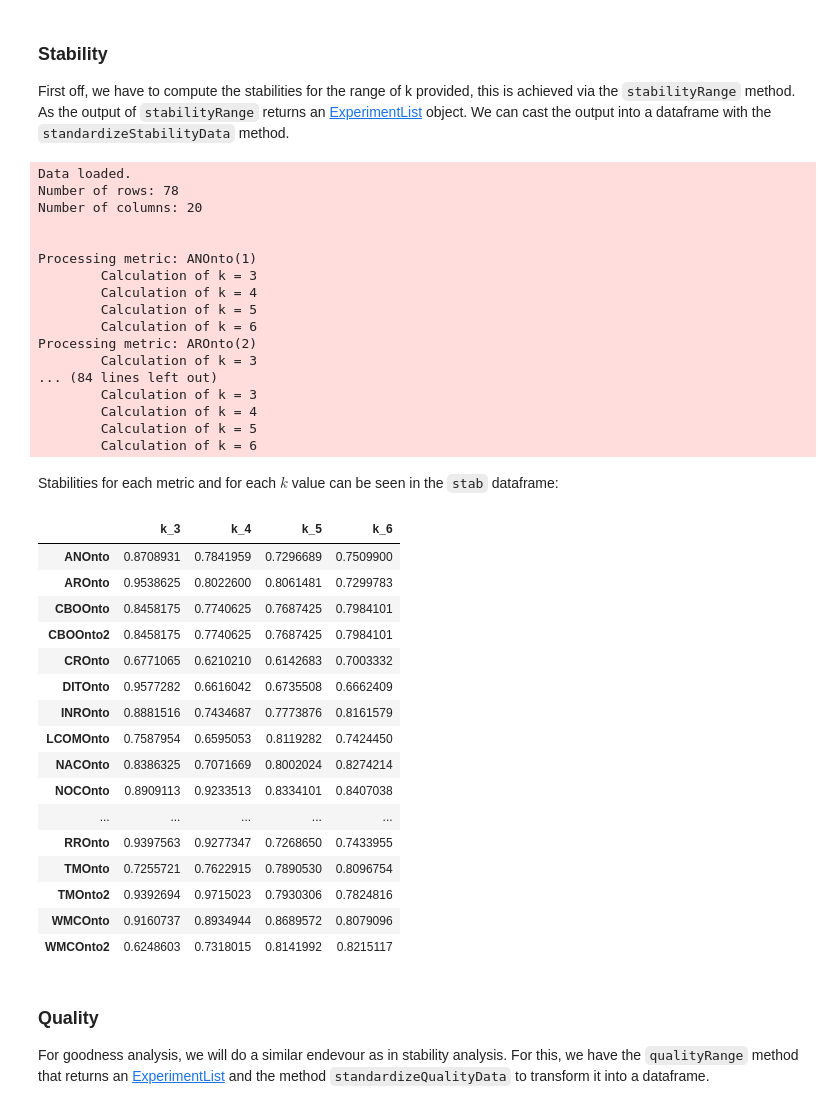
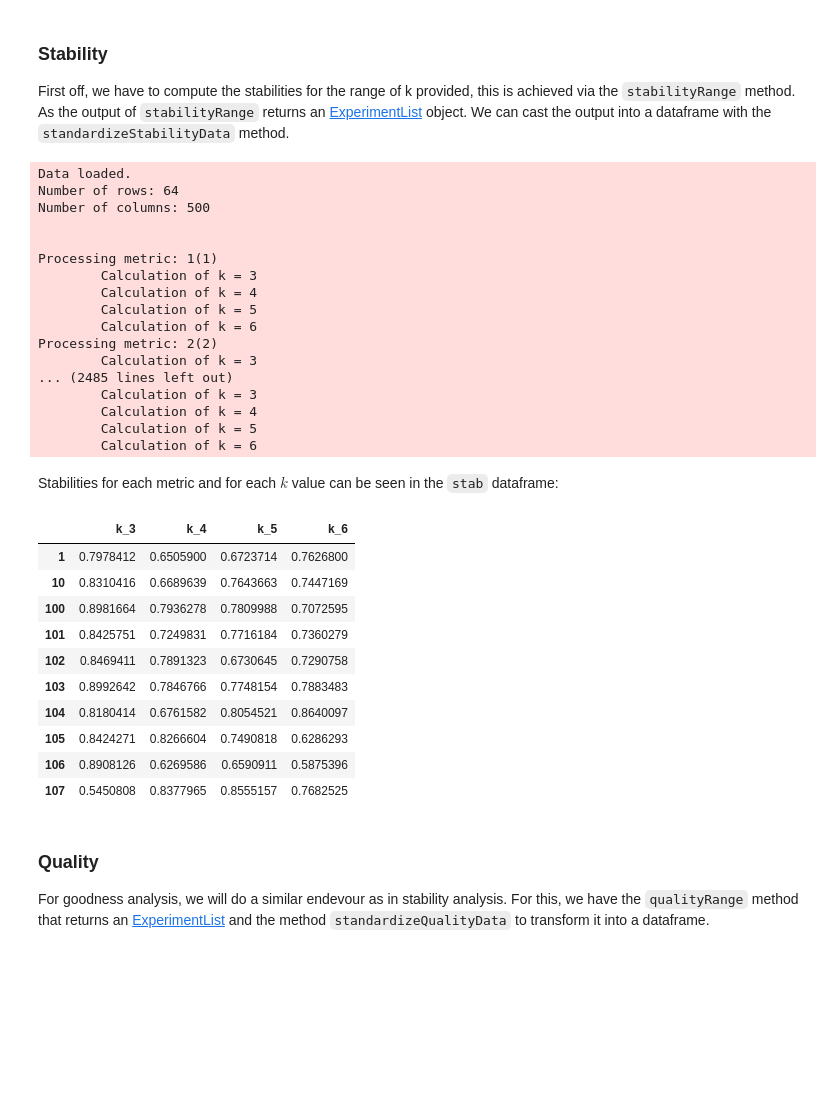
Before and after one commit to neobernad/evaluomeR, a Jupyter notebook: notebooks/examples/evaluomeR_optimal_k_analysis.ipynb, the cells around one changed output. Cells and saved outputs as stored; diff of their text form; code cells hidden in the pictures; blank space fills up the shorter version.

```diff
--- a/notebooks/examples/evaluomeR_optimal_k_analysis.ipynb
+++ b/notebooks/examples/evaluomeR_optimal_k_analysis.ipynb
@@ -39,6 +23,12 @@ Loading required package: sparcl
 seed = 13606
 set.seed(seed)
 
-agro_df = read.csv(paste0(getwd(), "/","data/agro.csv"), header=TRUE, stringsAsFactors=FALSE)
-head(agro_df)
+nci60 = as.data.frame(NCI60$data)
+# Creating a Description column
+nci60["labels"] = rownames(nci60)
+nci60 = nci60[ , c("labels", names(nci60)[names(nci60) != "labels"])]
+nci60["labels"] = NCI60$labs
+colnames(nci60)[colnames(nci60) == 'labels'] <- 'Description'
+nci60 = nci60[1:500]
+head(nci60)
 # %% [output]
@@ -59,24 +49,24 @@ cbi="kmeans"
 ### Stability <a class="anchor" id="single_stab"></a>
 First off, we have to compute the stabilities for the range of k provided, this is achieved via the `stabilityRange` method. As the output of  `stabilityRange` returns an [ExperimentList](https://rdrr.io/bioc/MultiAssayExperiment/man/ExperimentList.html) object. We can cast the output into a dataframe with the `standardizeStabilityData` method.
 # %%
-stab_range = stabilityRange(data=agro_df, k.range=k.range,
+stab_range = stabilityRange(data=nci60, k.range=k.range,
                             bs=100,
                             cbi=cbi)
 stab = standardizeStabilityData(stab_range)
 # %% [output]
 Data loaded.
-Number of rows: 78
-Number of columns: 20
+Number of rows: 64
+Number of columns: 500
 
 
-Processing metric: ANOnto(1)
+Processing metric: 1(1)
         Calculation of k = 3
         Calculation of k = 4
         Calculation of k = 5
         Calculation of k = 6
-Processing metric: AROnto(2)
+Processing metric: 2(2)
         Calculation of k = 3
-... (84 lines left out)
+... (2485 lines left out)
         Calculation of k = 3
         Calculation of k = 4
         Calculation of k = 5
@@ -84,25 +74,19 @@ Processing metric: AROnto(2)
 # %% [markdown]
 Stabilities for each metric and for each $k$ value can be seen in the `stab` dataframe:
 # %%
-stab
+head(stab, 10)
 # %% [output]
 |  | k_3 | k_4 | k_5 | k_6 |
-| ANOnto | 0.8708931 | 0.7841959 | 0.7296689 | 0.7509900 |
-| AROnto | 0.9538625 | 0.8022600 | 0.8061481 | 0.7299783 |
-| CBOOnto | 0.8458175 | 0.7740625 | 0.7687425 | 0.7984101 |
-| CBOOnto2 | 0.8458175 | 0.7740625 | 0.7687425 | 0.7984101 |
-| CROnto | 0.6771065 | 0.6210210 | 0.6142683 | 0.7003332 |
-| DITOnto | 0.9577282 | 0.6616042 | 0.6735508 | 0.6662409 |
-| INROnto | 0.8881516 | 0.7434687 | 0.7773876 | 0.8161579 |
-| LCOMOnto | 0.7587954 | 0.6595053 | 0.8119282 | 0.7424450 |
-| NACOnto | 0.8386325 | 0.7071669 | 0.8002024 | 0.8274214 |
-| NOCOnto | 0.8909113 | 0.9233513 | 0.8334101 | 0.8407038 |
-| ... | ... | ... | ... | ... |
-| RROnto | 0.9397563 | 0.9277347 | 0.7268650 | 0.7433955 |
-| TMOnto | 0.7255721 | 0.7622915 | 0.7890530 | 0.8096754 |
-| TMOnto2 | 0.9392694 | 0.9715023 | 0.7930306 | 0.7824816 |
-| WMCOnto | 0.9160737 | 0.8934944 | 0.8689572 | 0.8079096 |
-| WMCOnto2 | 0.6248603 | 0.7318015 | 0.8141992 | 0.8215117 |
+| 1 | 0.7978412 | 0.6505900 | 0.6723714 | 0.7626800 |
+| 10 | 0.8310416 | 0.6689639 | 0.7643663 | 0.7447169 |
+| 100 | 0.8981664 | 0.7936278 | 0.7809988 | 0.7072595 |
+| 101 | 0.8425751 | 0.7249831 | 0.7716184 | 0.7360279 |
+| 102 | 0.8469411 | 0.7891323 | 0.6730645 | 0.7290758 |
+| 103 | 0.8992642 | 0.7846766 | 0.7748154 | 0.7883483 |
+| 104 | 0.8180414 | 0.6761582 | 0.8054521 | 0.8640097 |
+| 105 | 0.8424271 | 0.8266604 | 0.7490818 | 0.6286293 |
+| 106 | 0.8908126 | 0.6269586 | 0.6590911 | 0.5875396 |
+| 107 | 0.5450808 | 0.8377965 | 0.8555157 | 0.7682525 |
 # %% [markdown]
 ### Quality <a class="anchor" id="single_qual"></a>
 For goodness analysis, we will do a similar endevour as in stability analysis. For this, we have the `qualityRange` method that returns an [ExperimentList](https://rdrr.io/bioc/MultiAssayExperiment/man/ExperimentList.html) and the method `standardizeQualityData` to transform it into a dataframe.
```
Also changed, not shown: parts of 13 cells of this notebook.
